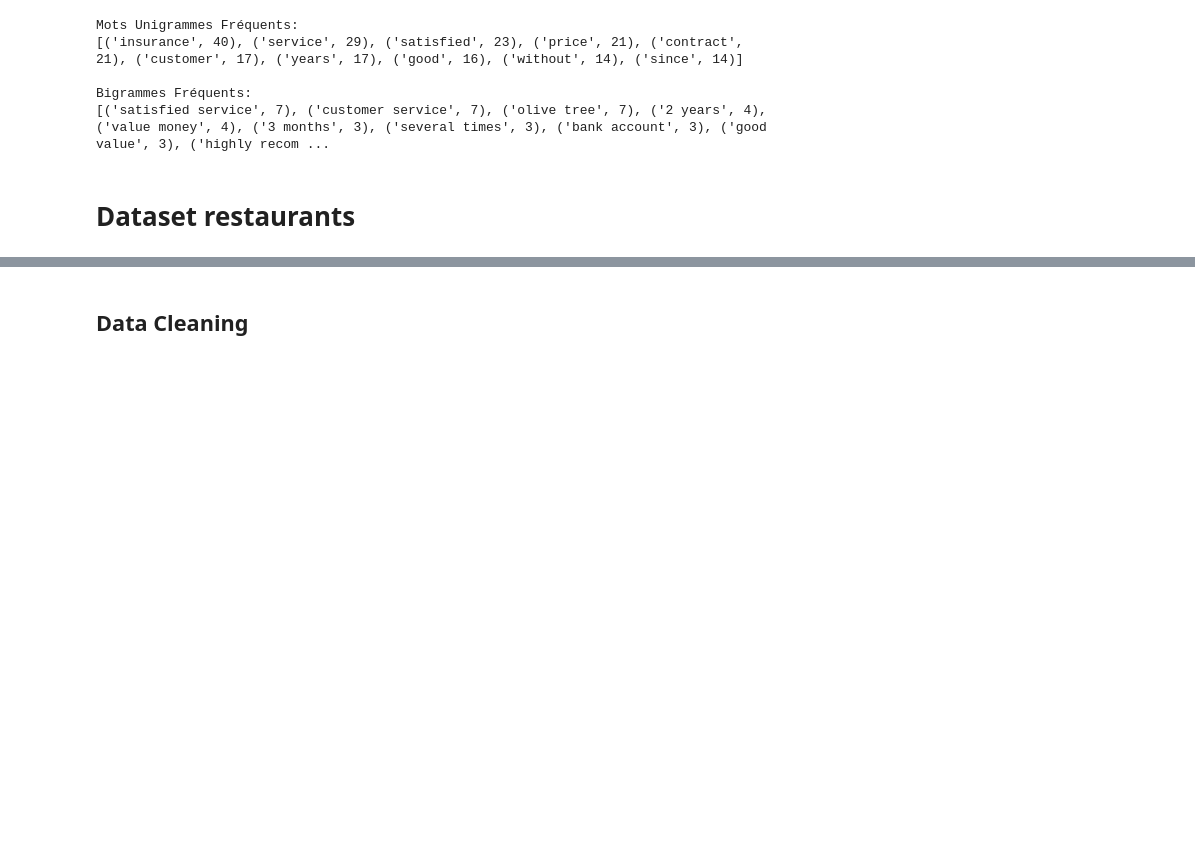
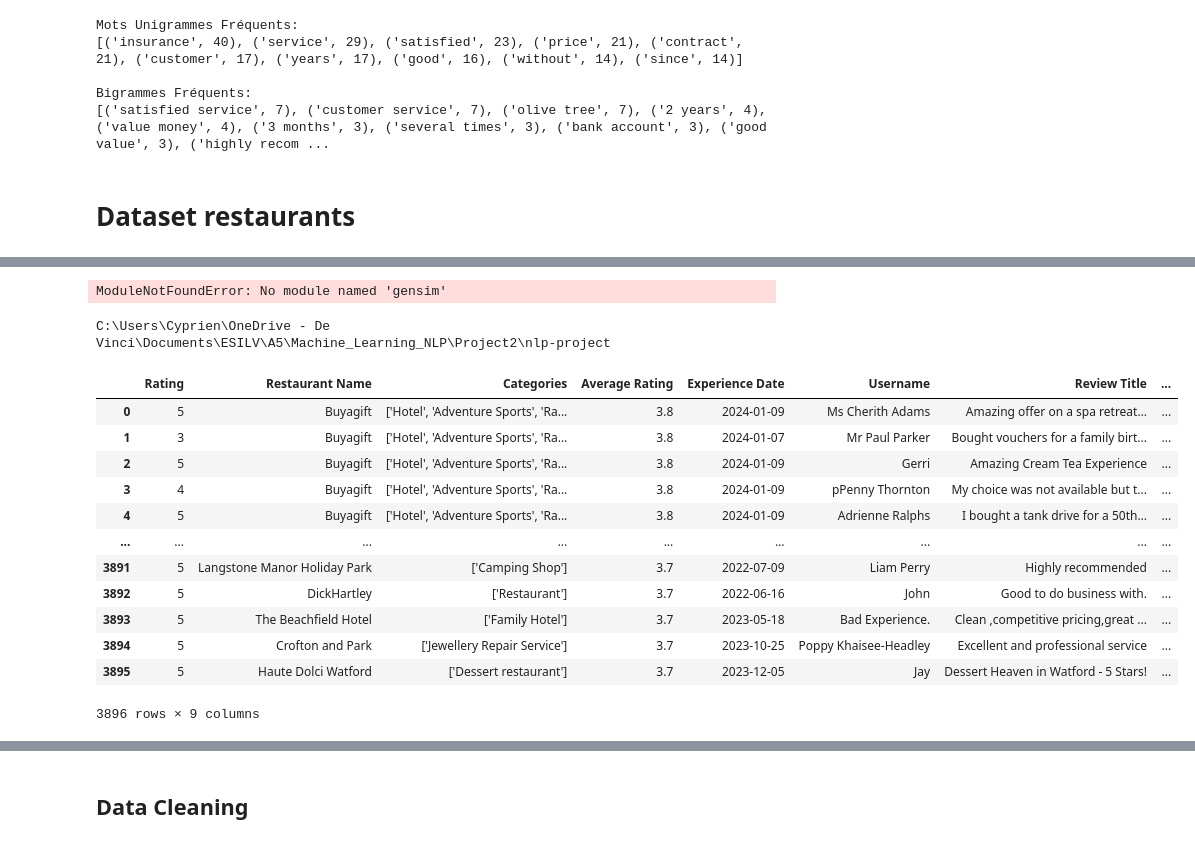
Before and after one commit to Shins0o/nlp-project, a Jupyter notebook: main.ipynb, the cells around one changed output, grey strips where cells are left out. Cells and saved outputs as stored; diff of their text form; code cells hidden in the pictures; blank space fills up the shorter version.

```diff
--- a/main.ipynb
+++ b/main.ipynb
@@ -196 +214,47 @@ df_fichier
+# %%
+import pandas as pd
+import os
+from nltk import FreqDist, ngrams
+from nltk.tokenize import word_tokenize
+from nltk.stem import PorterStemmer
+from nltk.corpus import stopwords
+import nltk
+import string
+from nltk.corpus import wordnet
+from textblob import TextBlob
+from sumy.parsers.plaintext import PlaintextParser
+from sumy.nlp.tokenizers import Tokenizer
+from sumy.summarizers.lsa import LsaSummarizer
+from gensim import corpora
+from gensim.models import LdaModel
+
+
+
+
+nltk.download('punkt')
+nltk.download('stopwords')
+import emoji
+# %% [output]
+ModuleNotFoundError: No module named 'gensim'
+# %%
+cd "C:\Users\Cyprien\OneDrive - De Vinci\Documents\ESILV\A5\Machine_Learning_NLP\Project2\nlp-project"
+# %% [output]
+C:\Users\Cyprien\OneDrive - De Vinci\Documents\ESILV\A5\Machine_Learning_NLP\Project2\nlp-project
+# %%
+df = pd.read_csv('restaurant_uk_reviews_v3.csv')
+df
+# %% [output]
+|  | Rating | Restaurant Name | Categories | Average Rating | Experience Date | Username | Review Title | ... |
+| 0 | 5 | Buyagift | ['Hotel', 'Adventure Sports', 'Ra... | 3.8 | 2024-01-09 | Ms Cherith Adams | Amazing offer on a spa retreat… | ... |
+| 1 | 3 | Buyagift | ['Hotel', 'Adventure Sports', 'Ra... | 3.8 | 2024-01-07 | Mr Paul Parker | Bought vouchers for a family birt... | ... |
+| 2 | 5 | Buyagift | ['Hotel', 'Adventure Sports', 'Ra... | 3.8 | 2024-01-09 | Gerri | Amazing Cream Tea Experience | ... |
+| 3 | 4 | Buyagift | ['Hotel', 'Adventure Sports', 'Ra... | 3.8 | 2024-01-09 | pPenny Thornton | My choice was not available but t... | ... |
+| 4 | 5 | Buyagift | ['Hotel', 'Adventure Sports', 'Ra... | 3.8 | 2024-01-09 | Adrienne Ralphs | I bought a tank drive for a 50th… | ... |
+| ... | ... | ... | ... | ... | ... | ... | ... | ... |
+| 3891 | 5 | Langstone Manor Holiday Park | ['Camping Shop'] | 3.7 | 2022-07-09 | Liam Perry | Highly recommended | ... |
+| 3892 | 5 | DickHartley | ['Restaurant'] | 3.7 | 2022-06-16 | John | Good to do business with. | ... |
+| 3893 | 5 | The Beachfield Hotel | ['Family Hotel'] | 3.7 | 2023-05-18 | Bad Experience. | Clean ,competitive pricing,great ... | ... |
+| 3894 | 5 | Crofton and Park | ['Jewellery Repair Service'] | 3.7 | 2023-10-25 | Poppy Khaisee-Headley | Excellent and professional service | ... |
+| 3895 | 5 | Haute Dolci Watford | ['Dessert restaurant'] | 3.7 | 2023-12-05 | Jay | Dessert Heaven in Watford - 5 Stars! | ... |
+3896 rows × 9 columns
 # %%
```
Also changed, not shown: parts of 30 cells of this notebook.
